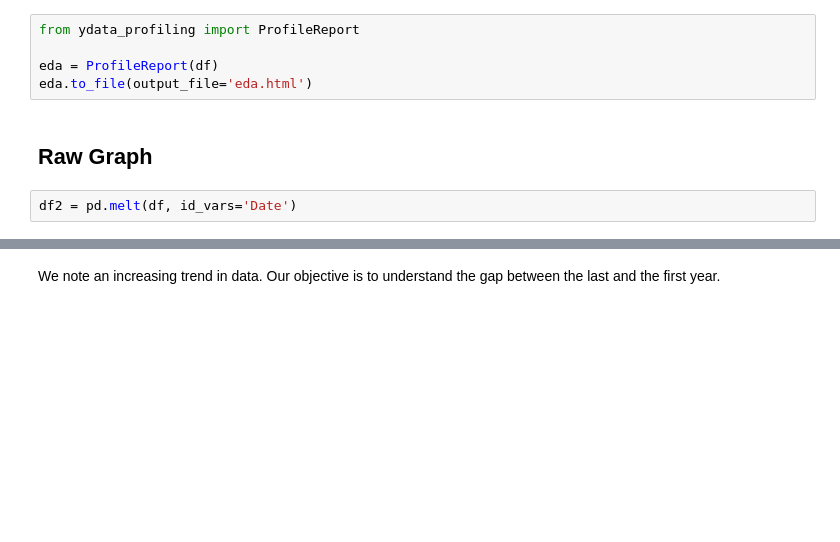
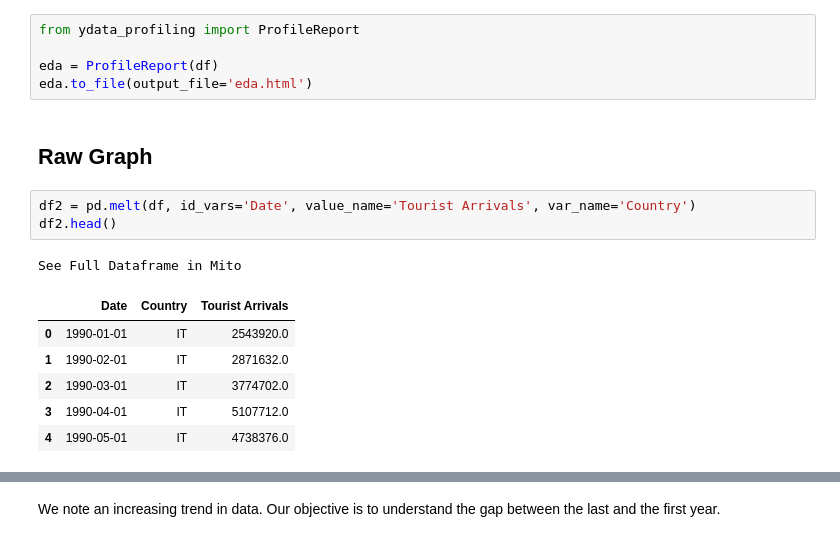
Before and after one commit to alod83/Data-Storytelling-with-Altair-and-AI, a Jupyter notebook: 02/Altair Example.ipynb, the cells around one changed output, grey strips where cells are left out. Cells and saved outputs as stored; diff of their text form; blank space fills up the shorter version.

```diff
--- a/02/Altair Example.ipynb
+++ b/02/Altair Example.ipynb
@@ -60,7 +36,16 @@ eda.to_file(output_file='eda.html')
 # %% [markdown]
 ## Raw Graph
 # %%
-df2 = pd.melt(df, id_vars='Date')
+df2 = pd.melt(df, id_vars='Date', value_name='Tourist Arrivals', var_name='Country')
+df2.head()
+# %% [output]
+See Full Dataframe in Mito
+|  | Date | Country | Tourist Arrivals |
+| 0 | 1990-01-01 | IT | 2543920.0 |
+| 1 | 1990-02-01 | IT | 2871632.0 |
+| 2 | 1990-03-01 | IT | 3774702.0 |
+| 3 | 1990-04-01 | IT | 5107712.0 |
+| 4 | 1990-05-01 | IT | 4738376.0 |
 # %%
 import altair as alt
 
```
Also changed, not shown: parts of 19 cells of this notebook, 2 other files.
